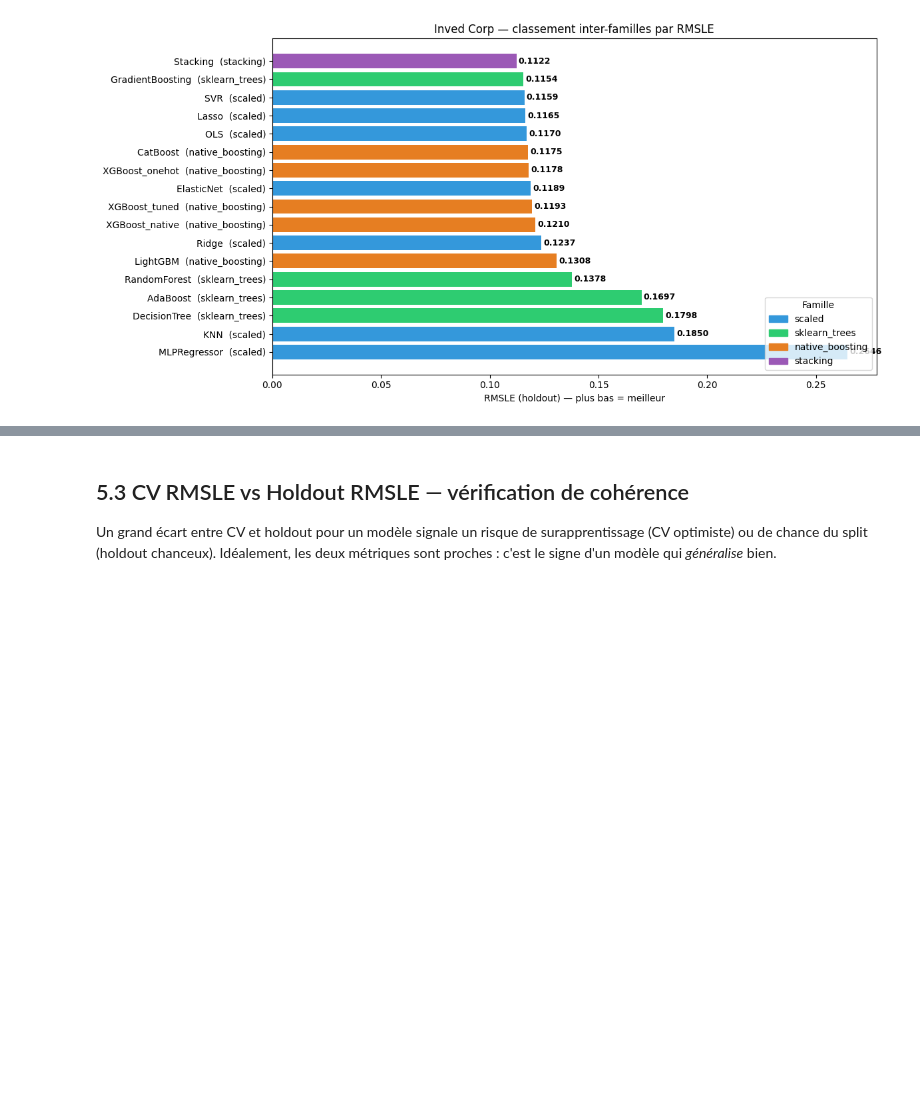
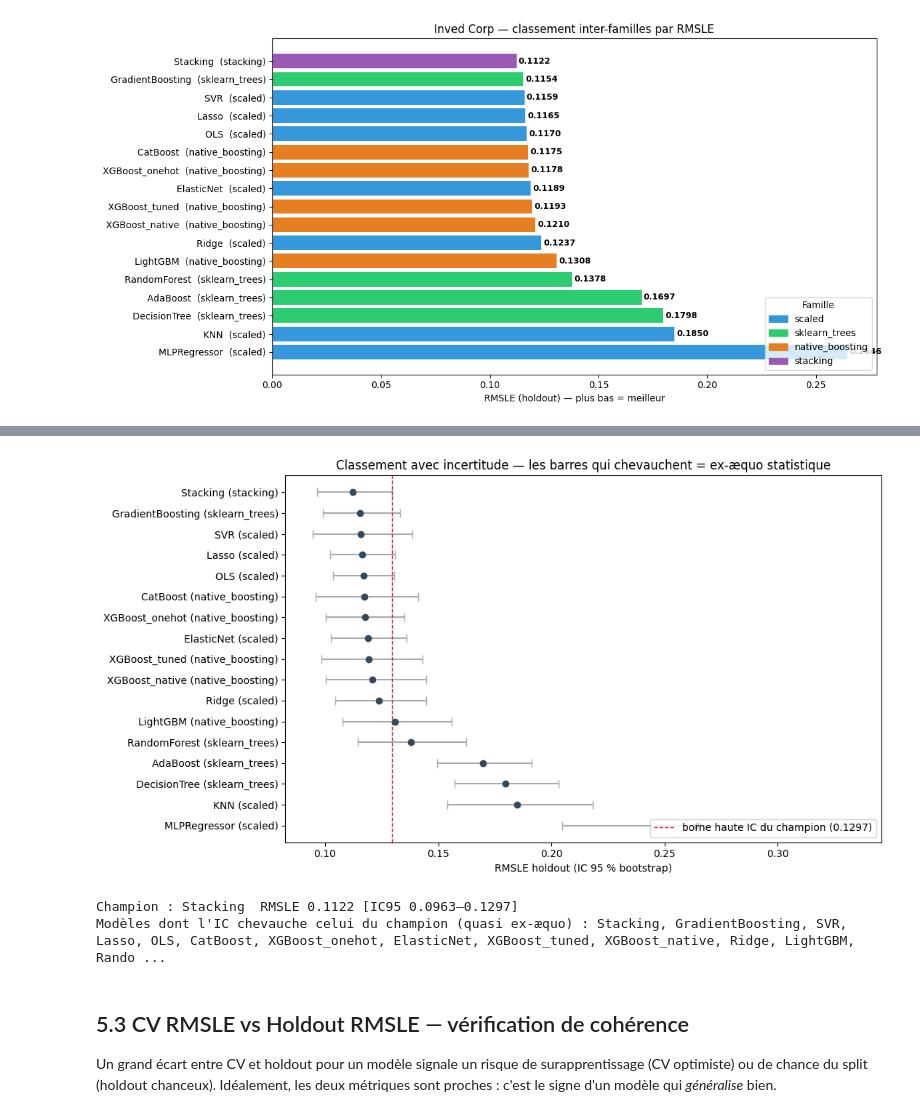
Before and after one commit to NoeBerdoz/predicting-house-prices-ml, a Jupyter notebook: 4_evaluation.ipynb, the cells around one changed output, grey strips where cells are left out. Drawn from its saved outputs; the diff is of its cells as text; code cells hidden in the pictures; blank space fills up the shorter version.

```diff
--- a/4_evaluation.ipynb
+++ b/4_evaluation.ipynb
@@ -86,3 +112,55 @@ plt.show()
+# %%
+# Prédictions holdout (réutilisées par §5.5) + bootstrap des résidus
+preds, y_true = {}, None
+for pf in sorted(RESULTS_DIR.glob('preds_*.npz')):
+    d = np.load(pf)
+    for k in d.files:
+        if k == 'y_true':
+            y_true = d[k]
+        else:
+            preds[k] = d[k]
+
+
+def bootstrap_rmsle_ci(y_t, y_p, n_boot=2000, seed=RANDOM_STATE):
+    rng = np.random.default_rng(seed)
+    n = len(y_t)
+    stats = np.empty(n_boot)
+    for b in range(n_boot):
+        idx = rng.integers(0, n, n)
+        stats[b] = np.sqrt(np.mean((y_t[idx] - y_p[idx]) ** 2))
+    return np.percentile(stats, 2.5), np.percentile(stats, 97.5)
+
+ci = {m: bootstrap_rmsle_ci(y_true, preds[m]) for m in preds}
+ci_df = (results_df[results_df['model'].isin(ci)]
+         .assign(ci_low=lambda d: d['model'].map(lambda m: ci[m][0]),
+                 ci_high=lambda d: d['model'].map(lambda m: ci[m][1]))
+         .sort_values('holdout_rmsle').reset_index(drop=True))
+
+fig, ax = plt.subplots(figsize=(11, 6))
+yloc = range(len(ci_df))
+err = np.array([ci_df['holdout_rmsle'] - ci_df['ci_low'], ci_df['ci_high'] - ci_df['holdout_rmsle']])
+ax.errorbar(ci_df['holdout_rmsle'], yloc, xerr=err, fmt='o', color='#34495e',
+            ecolor='#aaa', capsize=4)
+ax.set_yticks(list(yloc))
+ax.set_yticklabels([f"{r['model']} ({r['family']})" for _, r in ci_df.iterrows()])
+ax.invert_yaxis()
+champ_hi = ci_df.iloc[0]['ci_high']
+ax.axvline(champ_hi, color='crimson', ls='--', lw=1, label=f"borne haute IC du champion ({champ_hi:.4f})")
+ax.set_xlabel('RMSLE holdout (IC 95 % bootstrap)')
+ax.set_title("Classement avec incertitude — les barres qui chevauchent = ex-æquo statistique")
+ax.legend(loc='lower right')
+plt.tight_layout()
+plt.show()
+
+tie = ci_df[ci_df['ci_low'] <= champ_hi]
+print(f"Champion : {ci_df.iloc[0]['model']}  RMSLE {ci_df.iloc[0]['holdout_rmsle']:.4f} "
+      f"[IC95 {ci_df.iloc[0]['ci_low']:.4f}–{ci_df.iloc[0]['ci_high']:.4f}]")
+print(f"Modèles dont l'IC chevauche celui du champion (quasi ex-æquo) : "
+      f"{', '.join(tie['model'].tolist())}")
+# %% [output]
+[figure, added]
+Champion : Stacking  RMSLE 0.1122 [IC95 0.0963–0.1297]
+Modèles dont l'IC chevauche celui du champion (quasi ex-æquo) : Stacking, GradientBoosting, SVR, Lasso, OLS, CatBoost, XGBoost_onehot, ElasticNet, XGBoost_tuned, XGBoost_native, Ridge, LightGBM, Rando ...
 # %% [markdown]
 ## 5.3 CV RMSLE vs Holdout RMSLE — vérification de cohérence
 
```
Also changed, not shown: parts of 18 cells of this notebook, 4 other files.
